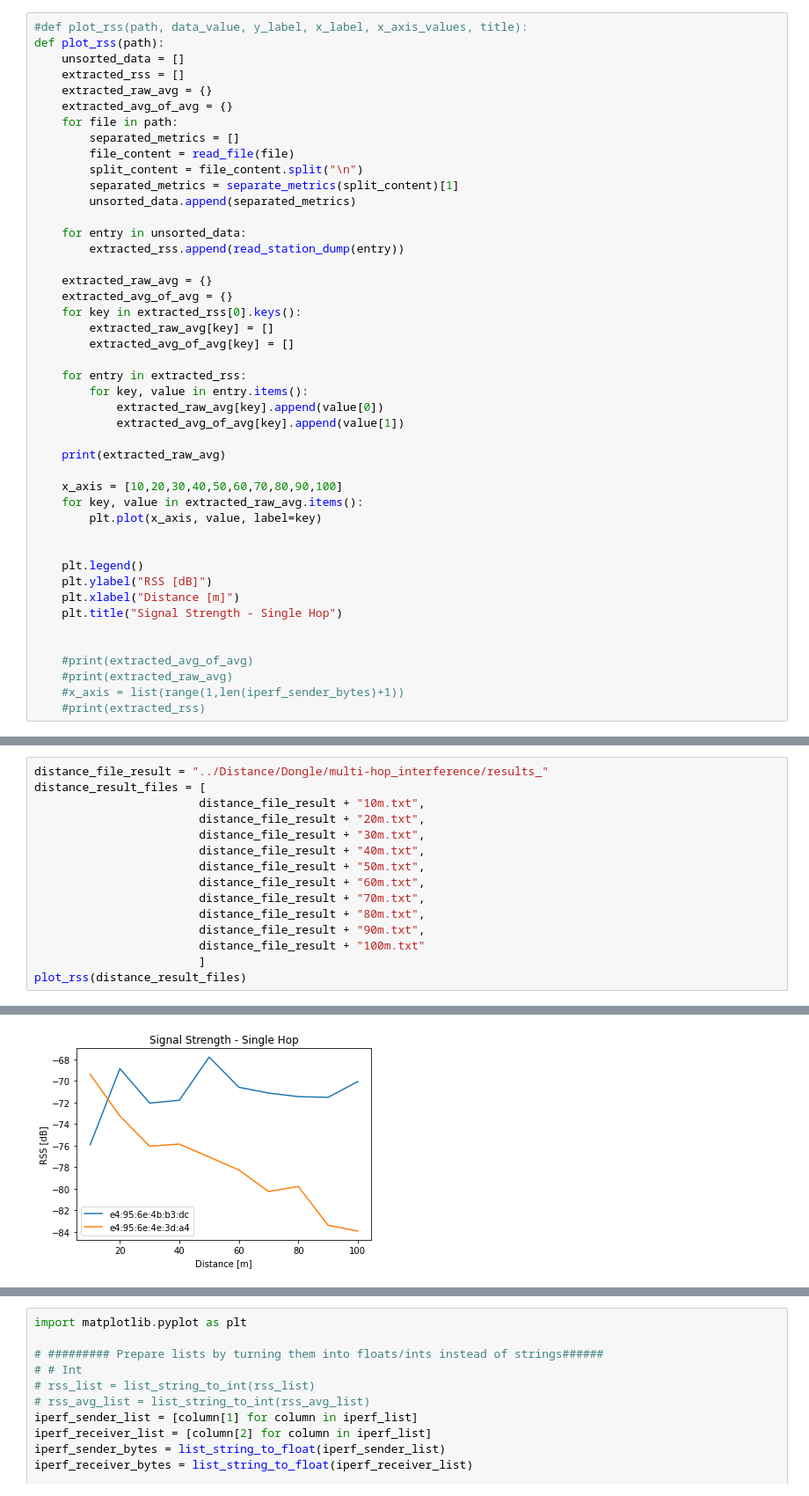
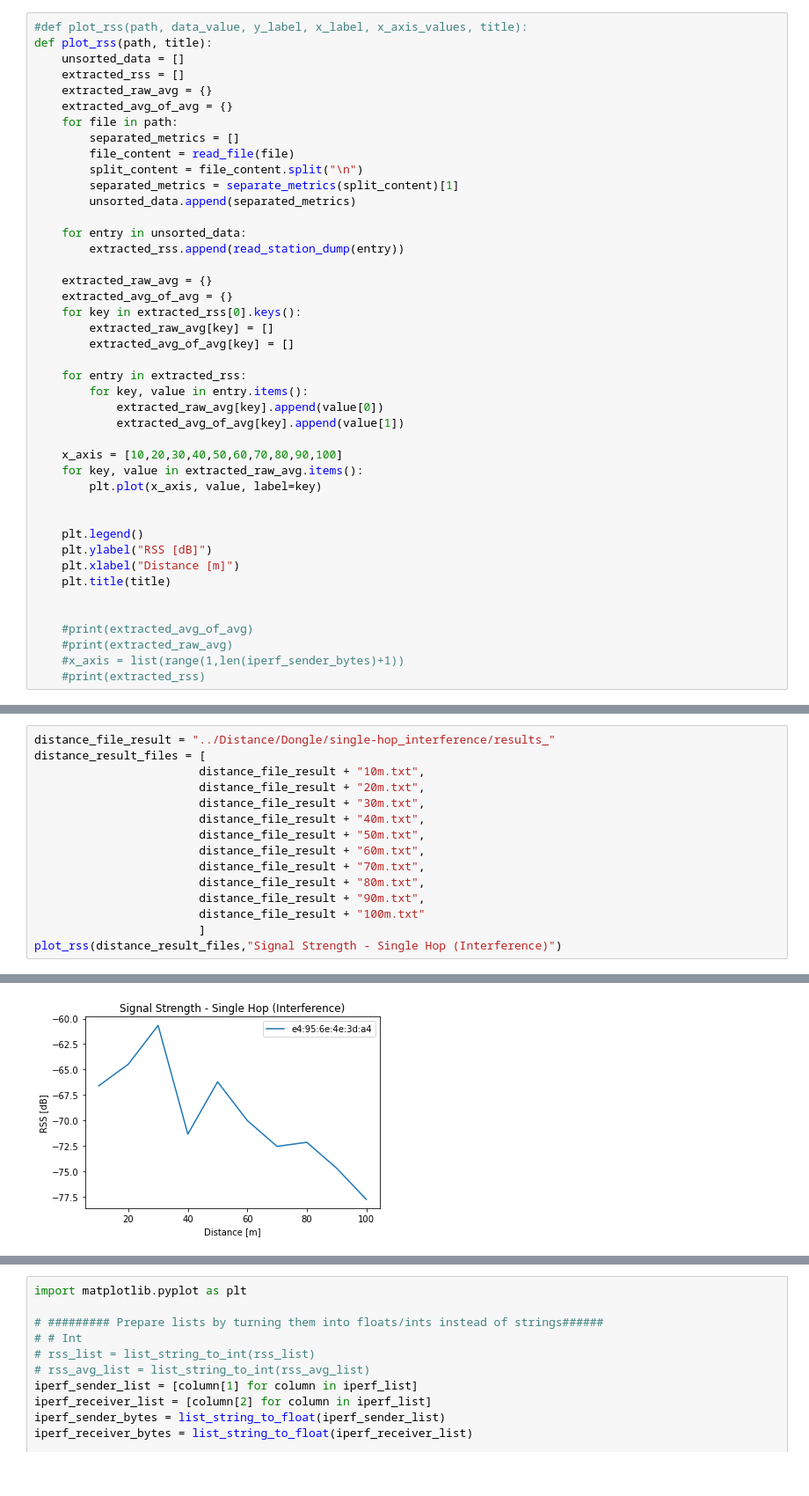
Before and after one commit to k00ziex/MastersThesis_FANETs_Fall_2022, a Jupyter notebook: Data_processing/Data_Visualization.ipynb, the cells around one changed output, grey strips where cells are left out. Shown: that part at 88% size. Drawn from its saved outputs; the diff is of its cells as text.

```diff
--- a/Data_processing/Data_Visualization.ipynb
+++ b/Data_processing/Data_Visualization.ipynb
@@ -288,6 +327,6 @@ def read_station_dump(rss_data):
 # %%
 #def plot_rss(path, data_value, y_label, x_label, x_axis_values, title):
-def plot_rss(path):
+def plot_rss(path, title):
     unsorted_data = []
     extracted_rss = []
     extracted_raw_avg = {}
@@ -313,8 +352,6 @@ def plot_rss(path):
             extracted_raw_avg[key].append(value[0])
             extracted_avg_of_avg[key].append(value[1])
 
-    print(extracted_raw_avg)
-
     x_axis = [10,20,30,40,50,60,70,80,90,100]
     for key, value in extracted_raw_avg.items():
         plt.plot(x_axis, value, label=key)
@@ -323,7 +360,7 @@ def plot_rss(path):
     plt.legend()
     plt.ylabel("RSS [dB]")
     plt.xlabel("Distance [m]")
-    plt.title("Signal Strength - Single Hop")
+    plt.title(title)
 
 
     #print(extracted_avg_of_avg)
@@ -333,5 +387,5 @@ def plot_rss(path):
 # %%
-distance_file_result = "../Distance/Dongle/multi-hop_interference/results_"
+distance_file_result = "../Distance/Dongle/single-hop_interference/results_"
 distance_result_files = [
                         distance_file_result + "10m.txt",
                         distance_file_result + "20m.txt",
@@ -344,5 +398,5 @@ distance_result_files = [
                         distance_file_result + "90m.txt",
                         distance_file_result + "100m.txt"
                         ]
-plot_rss(distance_result_files)
+plot_rss(distance_result_files,"Signal Strength - Single Hop (Interference)")
 # %% [output]
@@ -350 +403 @@ plot_rss(distance_result_files)
-[figure, old version]
+[figure, new version]
```
Also changed, not shown: parts of 10 cells of this notebook.
